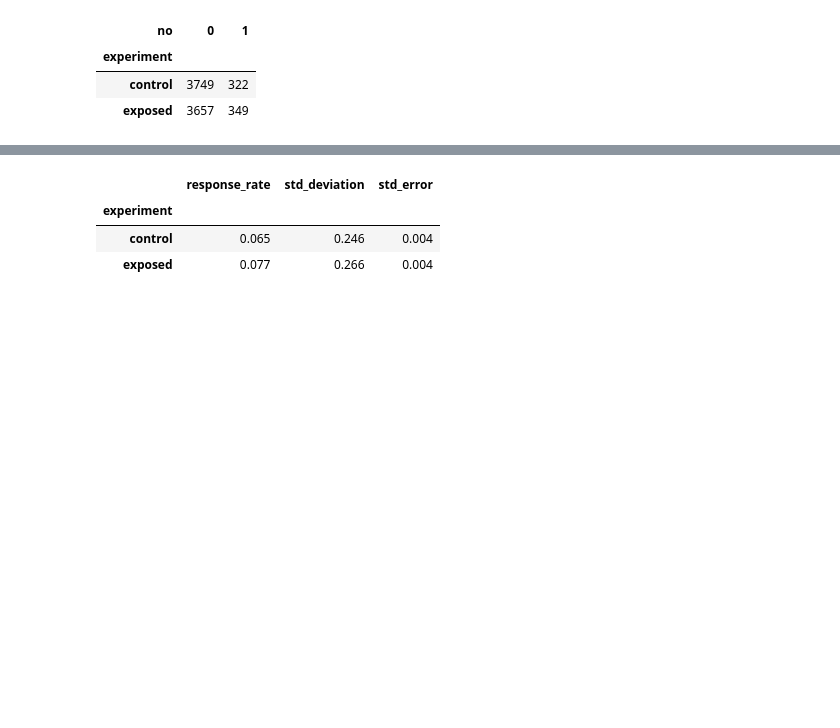
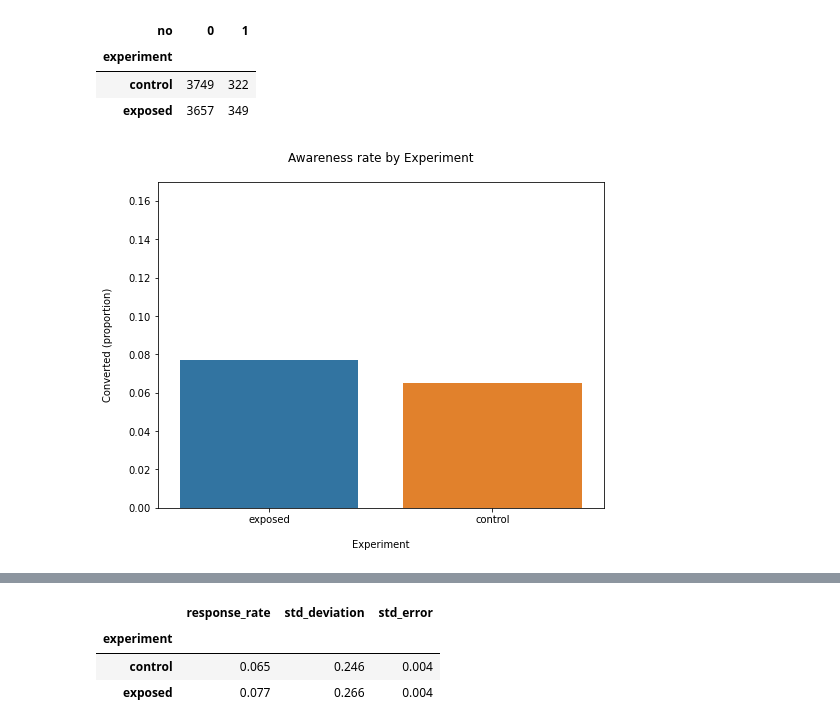
Before and after one commit to SamDewriter/ABHypothesisTesting-AdCampaignPerformance, a Jupyter notebook: Week2.ipynb, the cells around one changed output, grey strips where cells are left out. Drawn from its saved outputs; the diff is of its cells as text; code cells hidden in the pictures; blank space fills up the shorter version.

```diff
--- a/Week2.ipynb
+++ b/Week2.ipynb
@@ -119,3 +123,14 @@ pd.crosstab(df['experiment'], df['no'])
 | experiment |  |  |
 | control | 3749 | 322 |
 | exposed | 3657 | 349 |
+# %%
+plt.figure(figsize=(8,6))
+
+sns.barplot(x=df['experiment'], y=df['yes'], ci=False)
+
+plt.ylim(0, 0.17)
+plt.title('Awareness rate by Experiment', pad=20)
+plt.xlabel('Experiment', labelpad=15)
+plt.ylabel('Converted (proportion)', labelpad=15);
+# %% [output]
+[figure, added]
```
Also changed, not shown: parts of 89 cells of this notebook, 20 other files.
